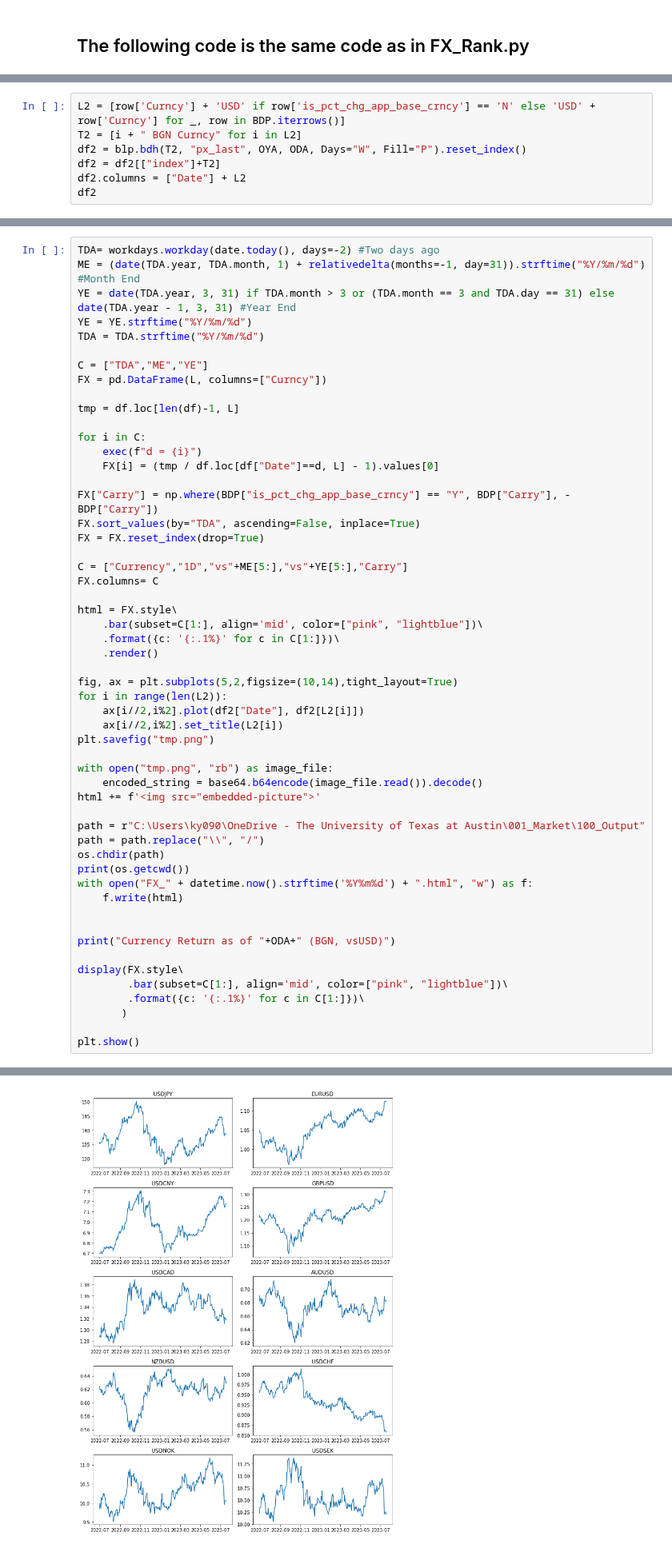
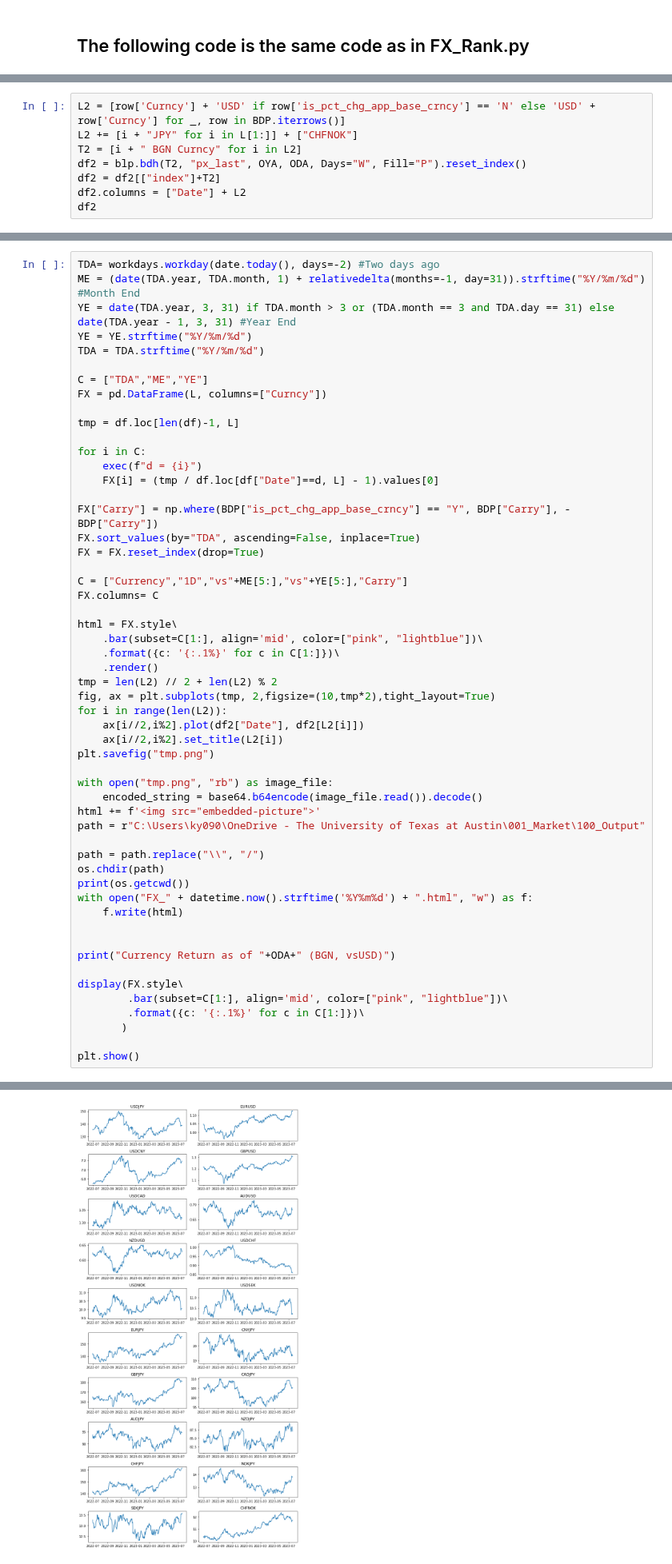
Before and after one commit to ken-100/Investment_Python, a Jupyter notebook: Market/Monitoring/FX_Rank.ipynb, the cells around one changed output, grey strips where cells are left out. Shown at 80% size. Drawn from its saved outputs; the diff is of its cells as text.

```diff
--- a/Market/Monitoring/FX_Rank.ipynb
+++ b/Market/Monitoring/FX_Rank.ipynb
@@ -101,5 +102,6 @@ BDP
 # %%
 L2 = [row['Curncy'] + 'USD' if row['is_pct_chg_app_base_crncy'] == 'N' else 'USD' + row['Curncy'] for _, row in BDP.iterrows()]
+L2 += [i + "JPY" for i in L[1:]] + ["CHFNOK"]
 T2 = [i + " BGN Curncy" for i in L2]
 df2 = blp.bdh(T2, "px_last", OYA, ODA, Days="W", Fill="P").reset_index()
 df2 = df2[["index"]+T2]
@@ -146,8 +148,8 @@ html = FX.style\
     .bar(subset=C[1:], align='mid', color=["pink", "lightblue"])\
     .format({c: '{:.1%}' for c in C[1:]})\
     .render()
-
-fig, ax = plt.subplots(5,2,figsize=(10,14),tight_layout=True)
+tmp = len(L2) // 2 + len(L2) % 2
+fig, ax = plt.subplots(tmp, 2,figsize=(10,tmp*2),tight_layout=True)
 for i in range(len(L2)):
     ax[i//2,i%2].plot(df2["Date"], df2[L2[i]])
     ax[i//2,i%2].set_title(L2[i])
@@ -156,8 +158,8 @@ plt.savefig("tmp.png")
 with open("tmp.png", "rb") as image_file:
     encoded_string = base64.b64encode(image_file.read()).decode()
 html += f'<img src="embedded-picture">'
+path = r"C:\Users\ky090\OneDrive - The University of Texas at Austin\001_Market\100_Output"
 
-path = r"C:\Users\ky090\OneDrive - The University of Texas at Austin\001_Market\100_Output"
 path = path.replace("\\", "/")
 os.chdir(path)
 print(os.getcwd())
@@ -190 +192 @@ Currency Return as of 20230718 (BGN, vsUSD)
-[figure, old version]
+[figure, new version]
```
Also changed, not shown: parts of 6 cells of this notebook.
